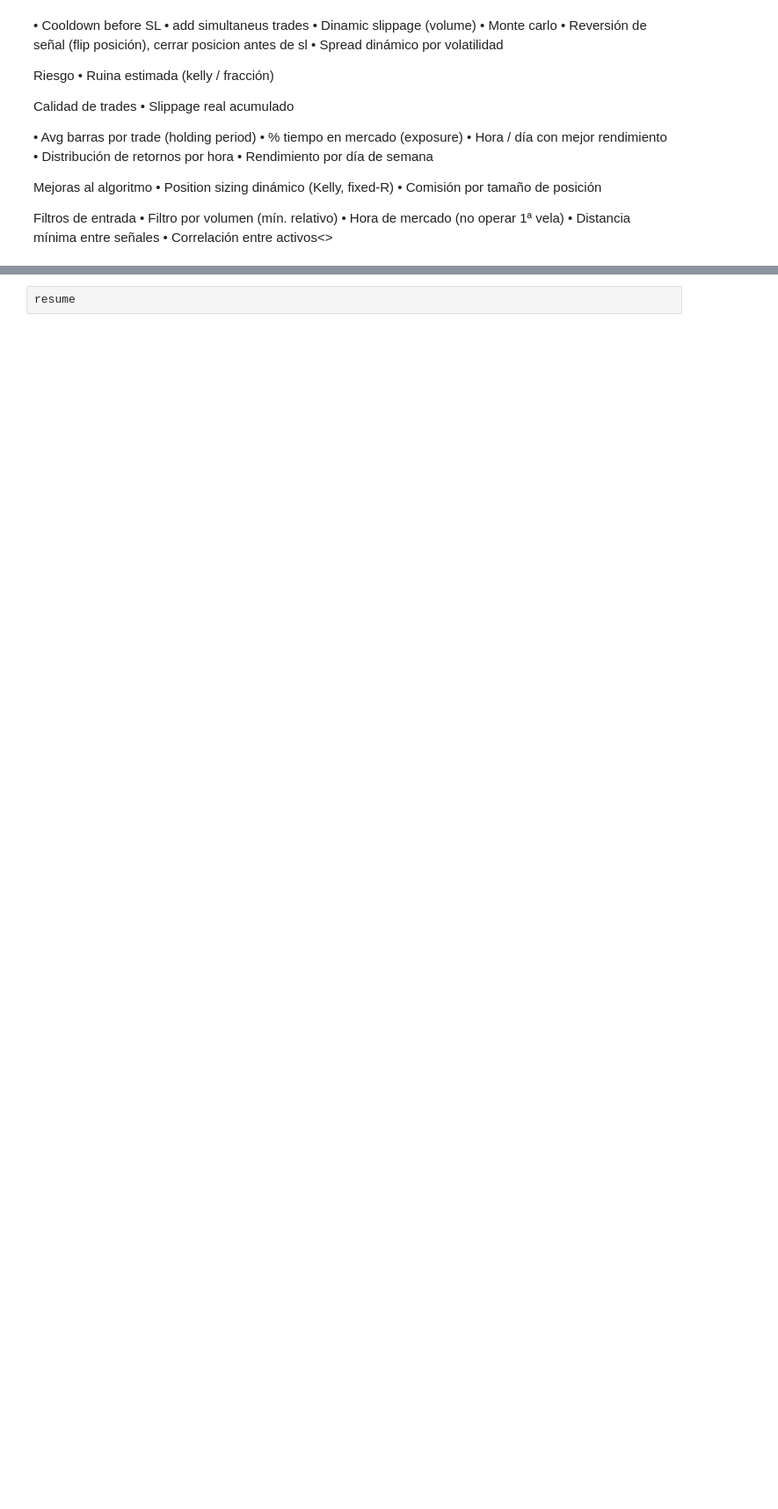
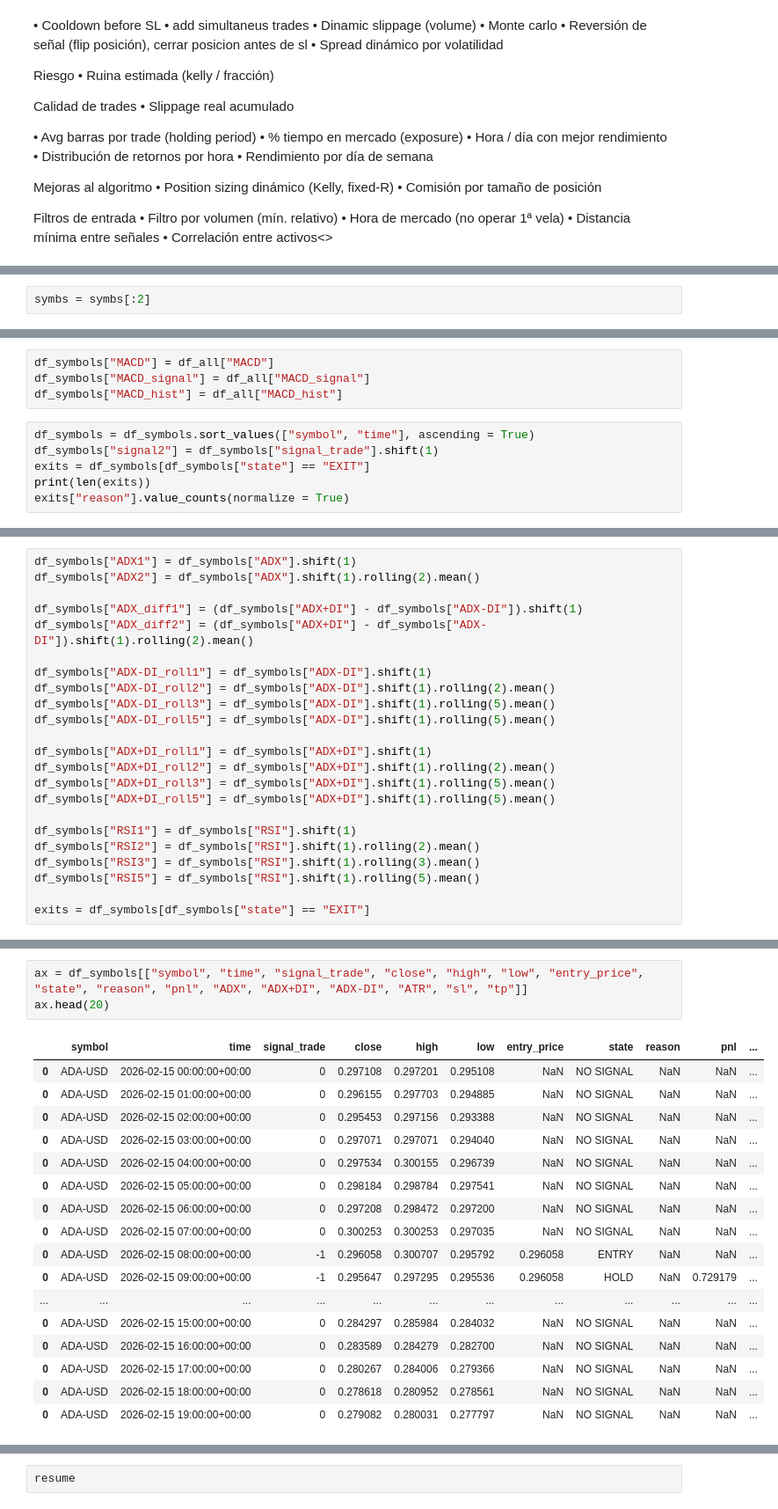
Before and after one commit to josebrx99/python, a Jupyter notebook: trading/backtest.ipynb, the cells around one changed output, grey strips where cells are left out. Shown at 88% size. Cells and saved outputs as stored; diff of their text form; blank space fills up the shorter version.

```diff
--- a/trading/backtest.ipynb
+++ b/trading/backtest.ipynb
@@ -2789,0 +2855,2 @@ resume = pd.concat(resume).sort_values("capital", ascending = False)
+# %%
+symbs = symbs[:2]
@@ -2789,0 +2907,10 @@ resume = pd.concat(resume).sort_values("capital", ascending = False)
+# %%
+df_symbols["MACD"] = df_all["MACD"]
+df_symbols["MACD_signal"] = df_all["MACD_signal"]
+df_symbols["MACD_hist"] = df_all["MACD_hist"]
+# %%
+df_symbols = df_symbols.sort_values(["symbol", "time"], ascending = True)
+df_symbols["signal2"] = df_symbols["signal_trade"].shift(1)
+exits = df_symbols[df_symbols["state"] == "EXIT"]
+print(len(exits))
+exits["reason"].value_counts(normalize = True)
@@ -2789,0 +2928,23 @@ resume = pd.concat(resume).sort_values("capital", ascending = False)
+# %%
+df_symbols["ADX1"] = df_symbols["ADX"].shift(1)
+df_symbols["ADX2"] = df_symbols["ADX"].shift(1).rolling(2).mean()
+
+df_symbols["ADX_diff1"] = (df_symbols["ADX+DI"] - df_symbols["ADX-DI"]).shift(1)
+df_symbols["ADX_diff2"] = (df_symbols["ADX+DI"] - df_symbols["ADX-DI"]).shift(1).rolling(2).mean()
+
+df_symbols["ADX-DI_roll1"] = df_symbols["ADX-DI"].shift(1)
+df_symbols["ADX-DI_roll2"] = df_symbols["ADX-DI"].shift(1).rolling(2).mean()
+df_symbols["ADX-DI_roll3"] = df_symbols["ADX-DI"].shift(1).rolling(5).mean()
+df_symbols["ADX-DI_roll5"] = df_symbols["ADX-DI"].shift(1).rolling(5).mean()
+
+df_symbols["ADX+DI_roll1"] = df_symbols["ADX+DI"].shift(1)
+df_symbols["ADX+DI_roll2"] = df_symbols["ADX+DI"].shift(1).rolling(2).mean()
+df_symbols["ADX+DI_roll3"] = df_symbols["ADX+DI"].shift(1).rolling(5).mean()
+df_symbols["ADX+DI_roll5"] = df_symbols["ADX+DI"].shift(1).rolling(5).mean()
+
+df_symbols["RSI1"] = df_symbols["RSI"].shift(1)
+df_symbols["RSI2"] = df_symbols["RSI"].shift(1).rolling(2).mean()
+df_symbols["RSI3"] = df_symbols["RSI"].shift(1).rolling(3).mean()
+df_symbols["RSI5"] = df_symbols["RSI"].shift(1).rolling(5).mean()
+
+exits = df_symbols[df_symbols["state"] == "EXIT"]
@@ -2789,0 +2976,21 @@ resume = pd.concat(resume).sort_values("capital", ascending = False)
+# %%
+ax = df_symbols[["symbol", "time", "signal_trade", "close", "high", "low", "entry_price", "state", "reason", "pnl", "ADX", "ADX+DI", "ADX-DI", "ATR", "sl", "tp"]]
+ax.head(20)
+# %% [output]
+|  | symbol | time | signal_trade | close | high | low | entry_price | state | reason | pnl | ... |
+| 0 | ADA-USD | 2026-02-15 00:00:00+00:00 | 0 | 0.297108 | 0.297201 | 0.295108 | NaN | NO SIGNAL | NaN | NaN | ... |
+| 0 | ADA-USD | 2026-02-15 01:00:00+00:00 | 0 | 0.296155 | 0.297703 | 0.294885 | NaN | NO SIGNAL | NaN | NaN | ... |
+| 0 | ADA-USD | 2026-02-15 02:00:00+00:00 | 0 | 0.295453 | 0.297156 | 0.293388 | NaN | NO SIGNAL | NaN | NaN | ... |
+| 0 | ADA-USD | 2026-02-15 03:00:00+00:00 | 0 | 0.297071 | 0.297071 | 0.294040 | NaN | NO SIGNAL | NaN | NaN | ... |
+| 0 | ADA-USD | 2026-02-15 04:00:00+00:00 | 0 | 0.297534 | 0.300155 | 0.296739 | NaN | NO SIGNAL | NaN | NaN | ... |
+| 0 | ADA-USD | 2026-02-15 05:00:00+00:00 | 0 | 0.298184 | 0.298784 | 0.297541 | NaN | NO SIGNAL | NaN | NaN | ... |
+| 0 | ADA-USD | 2026-02-15 06:00:00+00:00 | 0 | 0.297208 | 0.298472 | 0.297200 | NaN | NO SIGNAL | NaN | NaN | ... |
+| 0 | ADA-USD | 2026-02-15 07:00:00+00:00 | 0 | 0.300253 | 0.300253 | 0.297035 | NaN | NO SIGNAL | NaN | NaN | ... |
+| 0 | ADA-USD | 2026-02-15 08:00:00+00:00 | -1 | 0.296058 | 0.300707 | 0.295792 | 0.296058 | ENTRY | NaN | NaN | ... |
+| 0 | ADA-USD | 2026-02-15 09:00:00+00:00 | -1 | 0.295647 | 0.297295 | 0.295536 | 0.296058 | HOLD | NaN | 0.729179 | ... |
+| ... | ... | ... | ... | ... | ... | ... | ... | ... | ... | ... | ... |
+| 0 | ADA-USD | 2026-02-15 15:00:00+00:00 | 0 | 0.284297 | 0.285984 | 0.284032 | NaN | NO SIGNAL | NaN | NaN | ... |
+| 0 | ADA-USD | 2026-02-15 16:00:00+00:00 | 0 | 0.283589 | 0.284279 | 0.282700 | NaN | NO SIGNAL | NaN | NaN | ... |
+| 0 | ADA-USD | 2026-02-15 17:00:00+00:00 | 0 | 0.280267 | 0.284006 | 0.279366 | NaN | NO SIGNAL | NaN | NaN | ... |
+| 0 | ADA-USD | 2026-02-15 18:00:00+00:00 | 0 | 0.278618 | 0.280952 | 0.278561 | NaN | NO SIGNAL | NaN | NaN | ... |
+| 0 | ADA-USD | 2026-02-15 19:00:00+00:00 | 0 | 0.279082 | 0.280031 | 0.277797 | NaN | NO SIGNAL | NaN | NaN | ... |
```
Also changed, not shown: parts of 84 cells of this notebook, 9 other files.
